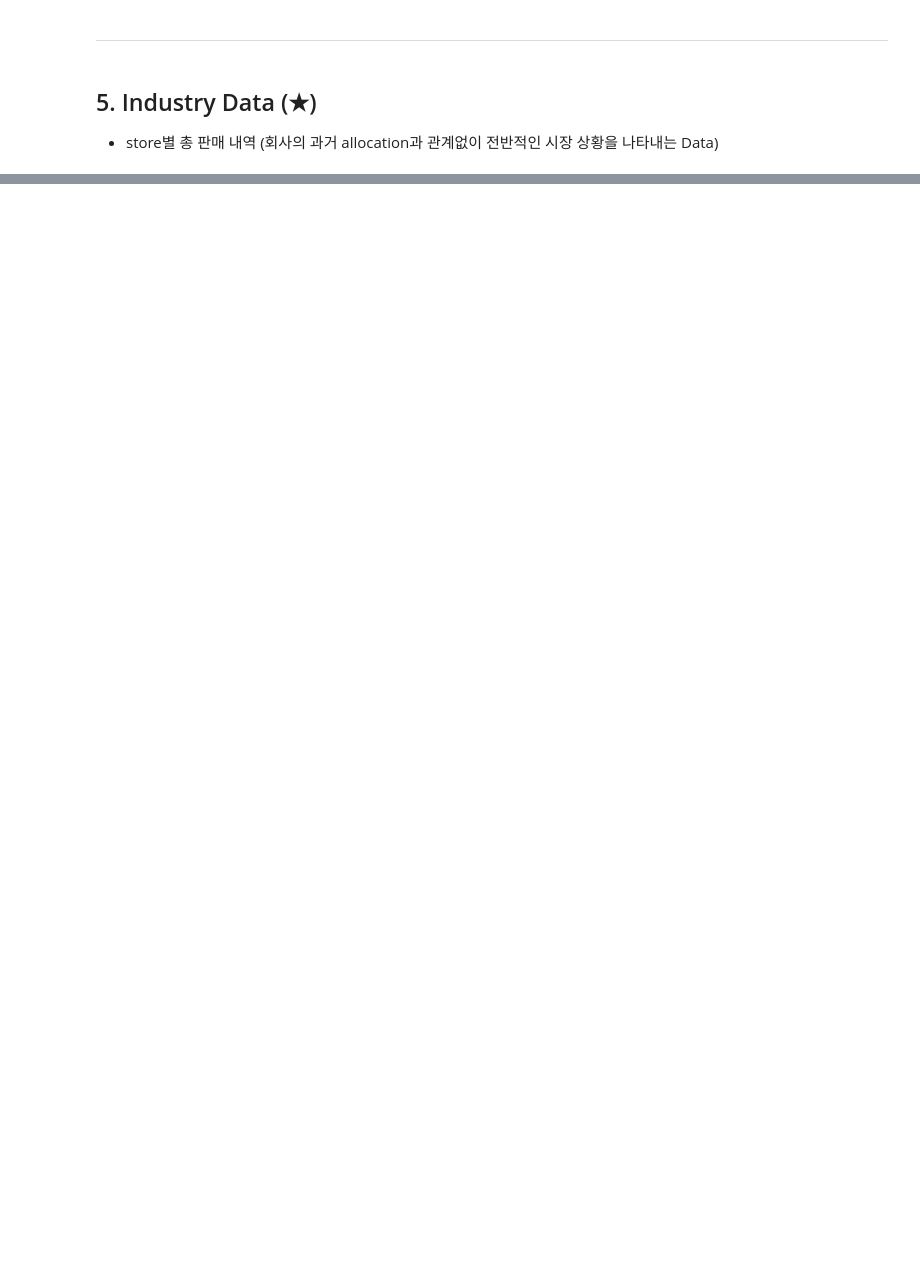
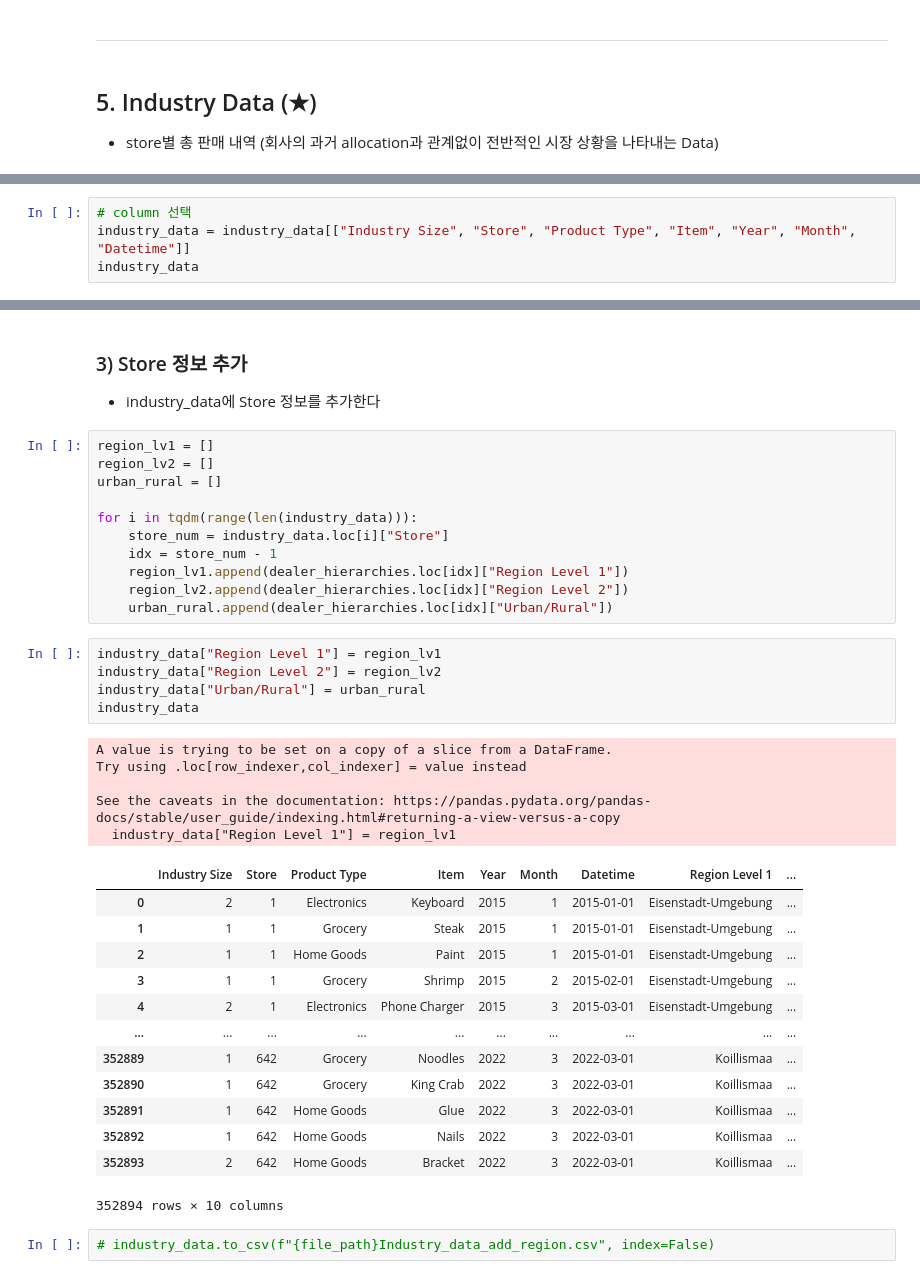
Before and after one commit to minji-o-j/Data-Science-Project, a Jupyter notebook: EDA.ipynb, the cells around one changed output, grey strips where cells are left out. Saved outputs shown, nothing was run; the diff lists cells and outputs as text; blank space fills up the shorter version.

```diff
--- a/EDA.ipynb
+++ b/EDA.ipynb
@@ -231,0 +460,4 @@ retail_data
+# %%
+# column 선택
+industry_data = industry_data[["Industry Size", "Store", "Product Type", "Item", "Year", "Month", "Datetime"]]
+industry_data
@@ -231,0 +478,40 @@ retail_data
+# %% [markdown]
+### 3) Store 정보 추가
+- industry_data에 Store 정보를 추가한다
+# %%
+region_lv1 = []
+region_lv2 = []
+urban_rural = []
+
+for i in tqdm(range(len(industry_data))):
+    store_num = industry_data.loc[i]["Store"]
+    idx = store_num - 1
+    region_lv1.append(dealer_hierarchies.loc[idx]["Region Level 1"])
+    region_lv2.append(dealer_hierarchies.loc[idx]["Region Level 2"])
+    urban_rural.append(dealer_hierarchies.loc[idx]["Urban/Rural"])
+# %%
+industry_data["Region Level 1"] = region_lv1
+industry_data["Region Level 2"] = region_lv2
+industry_data["Urban/Rural"] = urban_rural
+industry_data
+# %% [output]
+A value is trying to be set on a copy of a slice from a DataFrame.
+Try using .loc[row_indexer,col_indexer] = value instead
+
+See the caveats in the documentation: https://pandas.pydata.org/pandas-docs/stable/user_guide/indexing.html#returning-a-view-versus-a-copy
+  industry_data["Region Level 1"] = region_lv1
+|  | Industry Size | Store | Product Type | Item | Year | Month | Datetime | Region Level 1 | ... |
+| 0 | 2 | 1 | Electronics | Keyboard | 2015 | 1 | 2015-01-01 | Eisenstadt-Umgebung | ... |
+| 1 | 1 | 1 | Grocery | Steak | 2015 | 1 | 2015-01-01 | Eisenstadt-Umgebung | ... |
+| 2 | 1 | 1 | Home Goods | Paint | 2015 | 1 | 2015-01-01 | Eisenstadt-Umgebung | ... |
+| 3 | 1 | 1 | Grocery | Shrimp | 2015 | 2 | 2015-02-01 | Eisenstadt-Umgebung | ... |
+| 4 | 2 | 1 | Electronics | Phone Charger | 2015 | 3 | 2015-03-01 | Eisenstadt-Umgebung | ... |
+| ... | ... | ... | ... | ... | ... | ... | ... | ... | ... |
+| 352889 | 1 | 642 | Grocery | Noodles | 2022 | 3 | 2022-03-01 | Koillismaa | ... |
+| 352890 | 1 | 642 | Grocery | King Crab | 2022 | 3 | 2022-03-01 | Koillismaa | ... |
+| 352891 | 1 | 642 | Home Goods | Glue | 2022 | 3 | 2022-03-01 | Koillismaa | ... |
+| 352892 | 1 | 642 | Home Goods | Nails | 2022 | 3 | 2022-03-01 | Koillismaa | ... |
+| 352893 | 2 | 642 | Home Goods | Bracket | 2022 | 3 | 2022-03-01 | Koillismaa | ... |
+352894 rows × 10 columns
+# %%
+# industry_data.to_csv(f"{file_path}Industry_data_add_region.csv", index=False)
```
Also changed, not shown: parts of 28 cells of this notebook.
